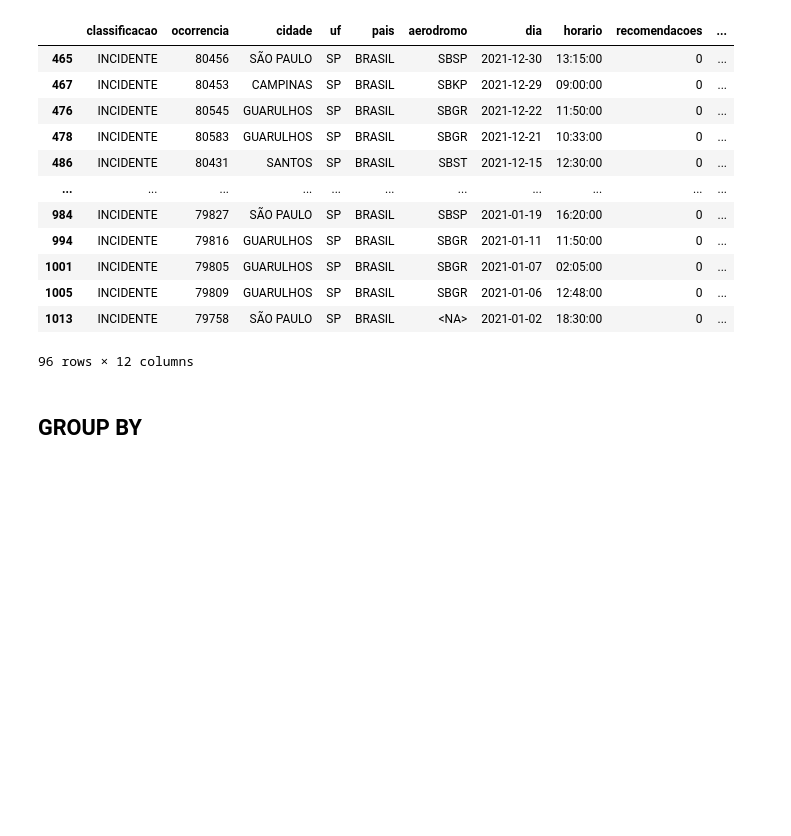
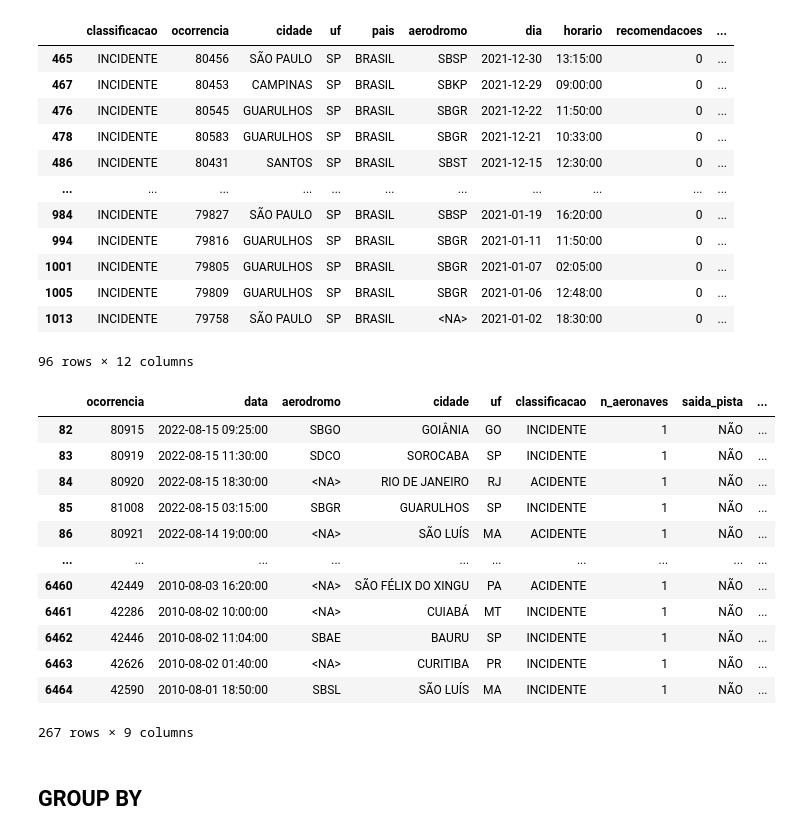
Before and after one commit to giobritos/soul_code_python, a Jupyter notebook: ED7-PandasFundamentos.ipynb, the cells around one changed output. Drawn from its saved outputs; the diff is of its cells as text; code cells hidden in the pictures; blank space fills up the shorter version.

```diff
--- a/ED7-PandasFundamentos.ipynb
+++ b/ED7-PandasFundamentos.ipynb
@@ -452,6 +538,22 @@ ftsul = df.uf.isin(['RS', 'PR', 'SC'])
 dfsul = df.loc[ftsul]
 # %%
 # filtro por quinzena de um mês definido
-ftagosto = df.dia.dt.month == 8
-ftquinz = (df.dia.dt.day > 0) & (df.dia.dt.day< 16)
-dfquinz = df.loc[ftagosto & ftquinz & ft2020]
+ftagosto = df2.data.dt.month == 8
+ftquinz = (df2.data.dt.day > 0) & (df2.data.dt.day< 16)
+dfquinz = df2.loc[ftagosto & ftquinz]
+# %%
+dfquinz
+# %% [output]
+|  | ocorrencia | data | aerodromo | cidade | uf | classificacao | n_aeronaves | saida_pista | ... |
+| 82 | 80915 | 2022-08-15 09:25:00 | SBGO | GOIÂNIA | GO | INCIDENTE | 1 | NÃO | ... |
+| 83 | 80919 | 2022-08-15 11:30:00 | SDCO | SOROCABA | SP | INCIDENTE | 1 | NÃO | ... |
+| 84 | 80920 | 2022-08-15 18:30:00 | <NA> | RIO DE JANEIRO | RJ | ACIDENTE | 1 | NÃO | ... |
+| 85 | 81008 | 2022-08-15 03:15:00 | SBGR | GUARULHOS | SP | INCIDENTE | 1 | NÃO | ... |
+| 86 | 80921 | 2022-08-14 19:00:00 | <NA> | SÃO LUÍS | MA | ACIDENTE | 1 | NÃO | ... |
+| ... | ... | ... | ... | ... | ... | ... | ... | ... | ... |
+| 6460 | 42449 | 2010-08-03 16:20:00 | <NA> | SÃO FÉLIX DO XINGU | PA | ACIDENTE | 1 | NÃO | ... |
+| 6461 | 42286 | 2010-08-02 10:00:00 | <NA> | CUIABÁ | MT | INCIDENTE | 1 | NÃO | ... |
+| 6462 | 42446 | 2010-08-02 11:04:00 | SBAE | BAURU | SP | INCIDENTE | 1 | NÃO | ... |
+| 6463 | 42626 | 2010-08-02 01:40:00 | <NA> | CURITIBA | PR | INCIDENTE | 1 | NÃO | ... |
+| 6464 | 42590 | 2010-08-01 18:50:00 | SBSL | SÃO LUÍS | MA | INCIDENTE | 1 | NÃO | ... |
+267 rows × 9 columns
```
Also changed, not shown: parts of 19 cells of this notebook.
